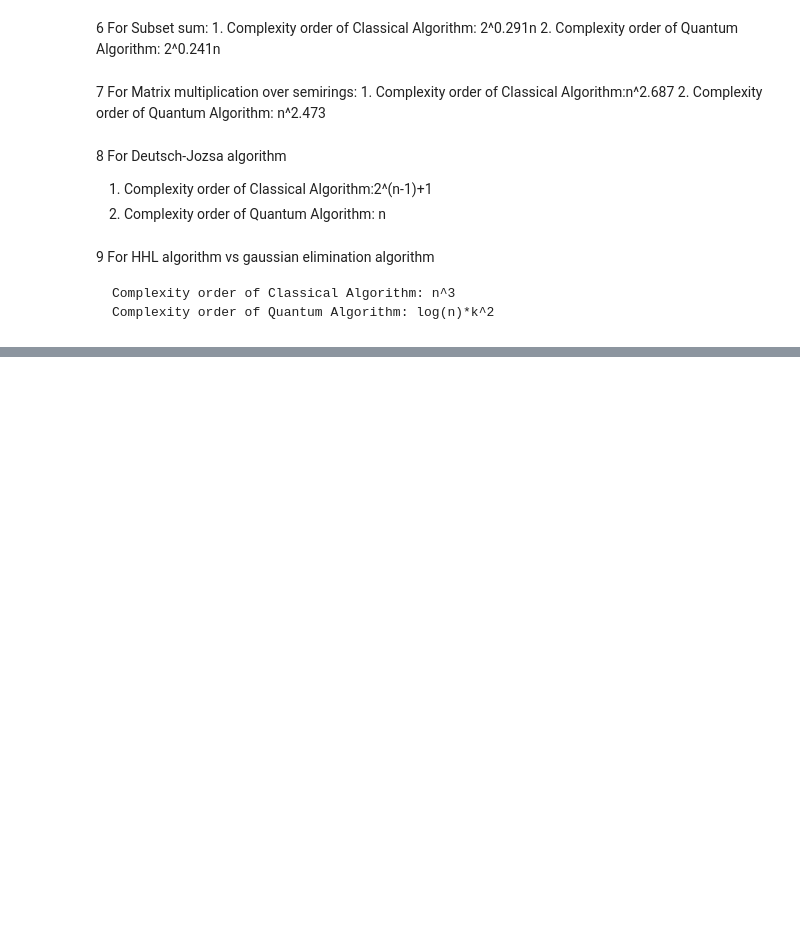
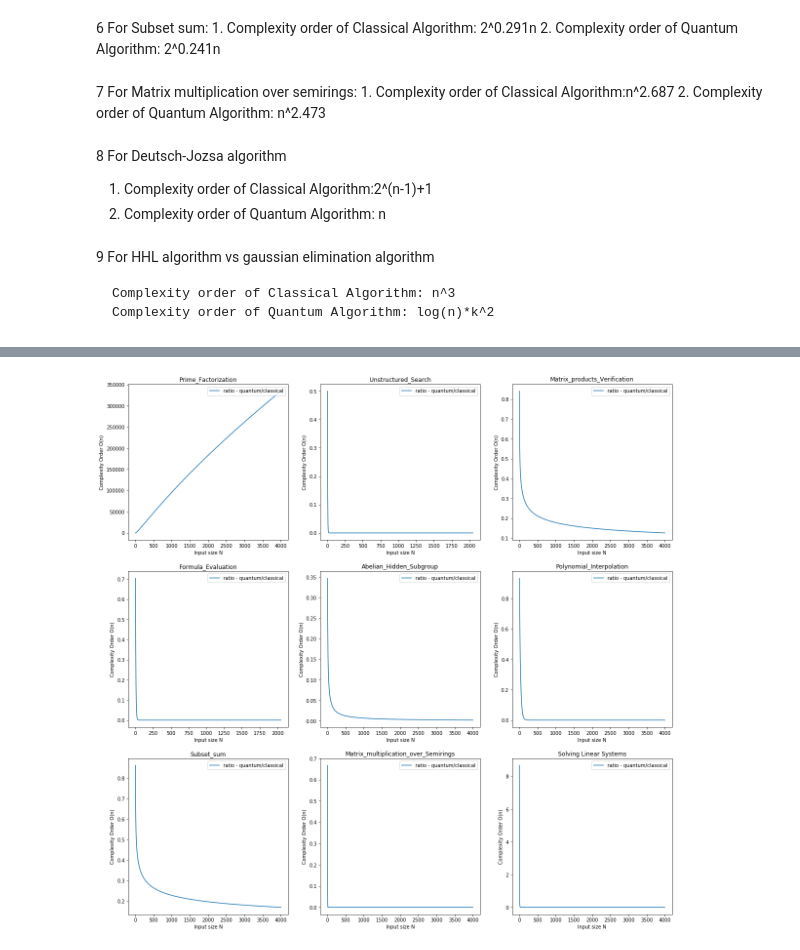
Before and after one commit to QML-UOS/quantum-advantage-teamentropy, a Jupyter notebook: v5.ipynb, the cells around one changed output, grey strips where cells are left out. Drawn from its saved outputs; the diff is of its cells as text; code cells hidden in the pictures; blank space fills up the shorter version.

```diff
--- a/v5.ipynb
+++ b/v5.ipynb
@@ -136,3 +129,24 @@ plt.show()
+# %%
+%matplotlib inline
+
+r_comp = np.array(quantum_comp)/np.array(classical_comp)
+
+plt.figure(figsize = (20,20))
+for i in range(1,10):
+    plt.subplot(3,3,i)
+
+    plt.plot(N, r_comp[i-1],label = 'ratio - quantum/classical')
+
+    plt.xlabel('Input size N')
+    plt.ylabel('Complexity Order O(n)')
+    plt.legend(loc = 'upper right')
+    plt.title(algorithms[i-1])
+
+
+
+plt.show()
+# %% [output]
+[figure, added]
 # %%
 %matplotlib notebook
 from matplotlib.widgets import CheckButtons
```
Also changed, not shown: parts of 3 cells of this notebook.
